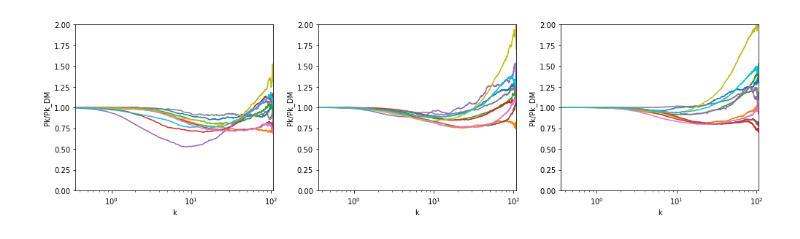
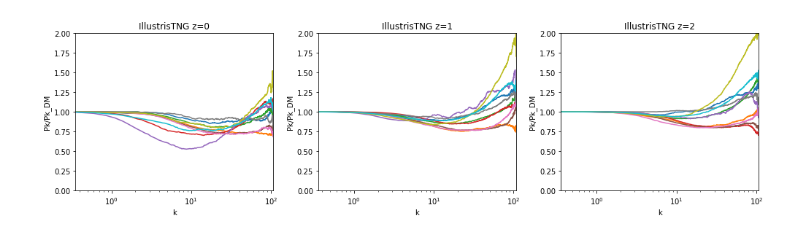
Before and after one commit to liuxx479/cosmo_dep_feedback, a Jupyter notebook: Pk_CAMELS.ipynb, the cells around one changed output. Cells and saved outputs as stored; diff of their text form; code cells hidden in the pictures.

```diff
--- a/Pk_CAMELS.ipynb
+++ b/Pk_CAMELS.ipynb
@@ -36,26 +53,27 @@ SIMBA_DM 2.0
 # %%
 ifolder = 'IllustrisTNG' ## 'SIMBA'
 k=np.load(home+'Pk/IllustrisTNG_k_m_z=0.00.npy')
-Pk_TNG_0 = np.load(home+'Pk/%s_Pk_m_z=0.00.npy'%(ifolder))
-Pk_TNGDM_0 = np.load(home+'Pk/%s_DM_Pk_m_z=0.00.npy'%(ifolder))
-Pk_TNG_1 = np.load(home+'Pk/%s_Pk_m_z=1.05.npy'%(ifolder))
-Pk_TNGDM_1 = np.load(home+'Pk/%s_DM_Pk_m_z=1.05.npy'%(ifolder))
-Pk_TNG_2 = np.load(home+'Pk/%s_Pk_m_z=2.00.npy'%(ifolder))
-Pk_TNGDM_2 = np.load(home+'Pk/%s_DM_Pk_m_z=2.00.npy'%(ifolder))
+Pk_0 = np.load(home+'Pk/%s_Pk_m_z=0.00.npy'%(ifolder))
+Pk_DM_0 = np.load(home+'Pk/%s_DM_Pk_m_z=0.00.npy'%(ifolder))
+Pk_1 = np.load(home+'Pk/%s_Pk_m_z=1.05.npy'%(ifolder))
+Pk_DM_1 = np.load(home+'Pk/%s_DM_Pk_m_z=1.05.npy'%(ifolder))
+Pk_2 = np.load(home+'Pk/%s_Pk_m_z=2.00.npy'%(ifolder))
+Pk_DM_2 = np.load(home+'Pk/%s_DM_Pk_m_z=2.00.npy'%(ifolder))
+
+f, ax=subplots(1,3, figsize=(14,4))
+for i in range(10):
+    ax[0].plot(k, Pk_0[i]/Pk_DM_0[i])
+    ax[1].plot(k, Pk_1[i]/Pk_DM_1[i])
+    ax[2].plot(k, Pk_2[i]/Pk_DM_2[i])
+
+for j in range(3):
+    ax[j].set_ylim(0, 2)
+    ax[j].set_xlim(k[0], k[-20])
+    ax[j].set_xscale('log')
+    ax[j].set_xlabel('k')
+    ax[j].set_ylabel('Pk/Pk_DM')
+    ax[j].set_title('%s z=%i'%(ifolder,j))
+plt.tight_layout()
+show()
+# %% [output]
+[figure, added]
-# %%
-f, ax=subplots(1,3, figsize=(14,4))
-for i in range(10):
-    ax[0].plot(k, Pk_TNG_0[i]/Pk_TNGDM_0[i])
-    ax[1].plot(k, Pk_TNG_1[i]/Pk_TNGDM_1[i])
-    ax[2].plot(k, Pk_TNG_2[i]/Pk_TNGDM_2[i])
-
-for j in range(3):
-    ax[j].set_ylim(0, 2)
-    ax[j].set_xlim(k[0], k[-20])
-    ax[j].set_xscale('log')
-    ax[j].set_xlabel('k')
-    ax[j].set_ylabel('Pk/Pk_DM')
-plt.tight_layout()
-show()
-# %% [output]
-[figure, removed]
```
Also changed, not shown: parts of 9 cells of this notebook, 2 other files.
